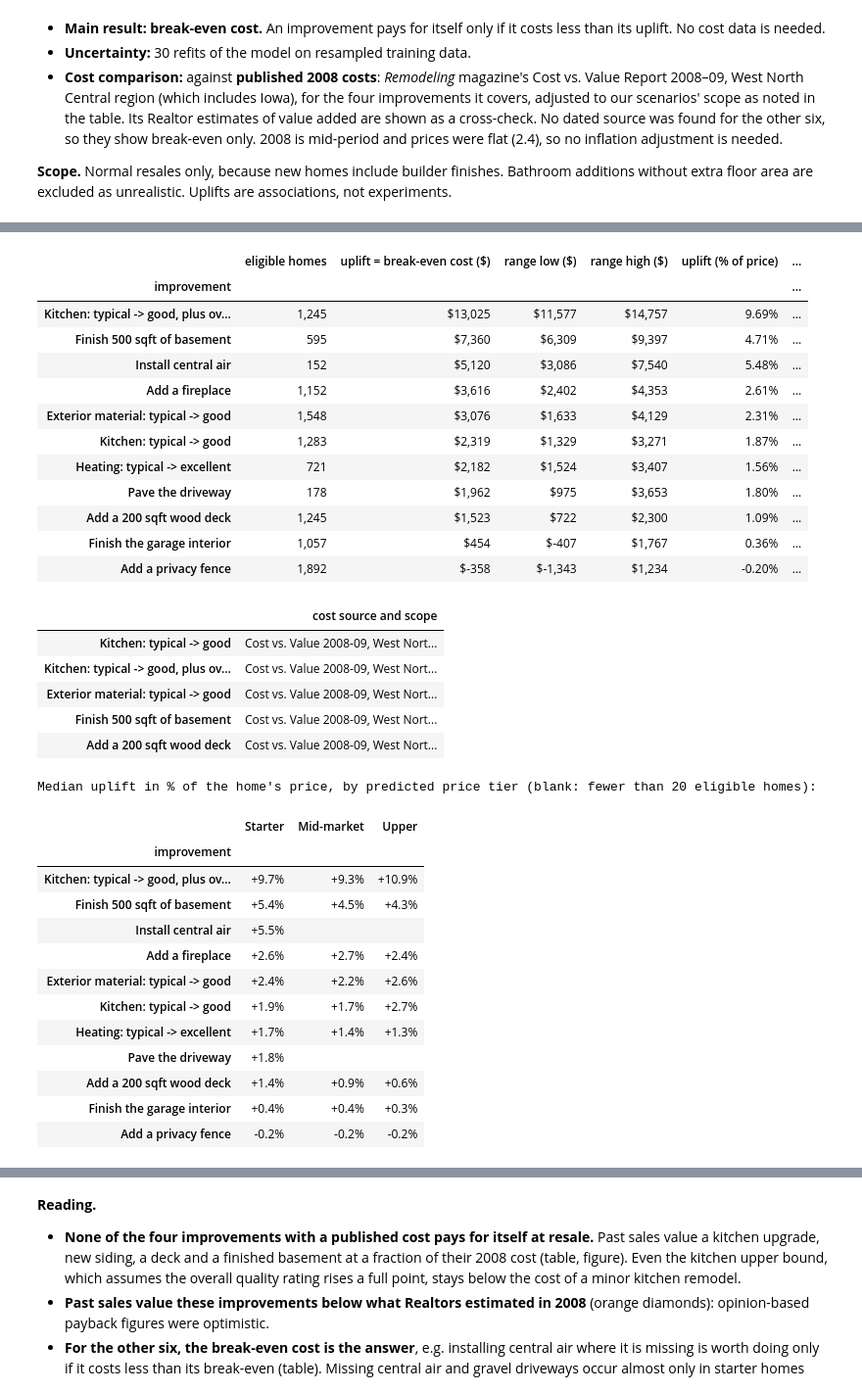
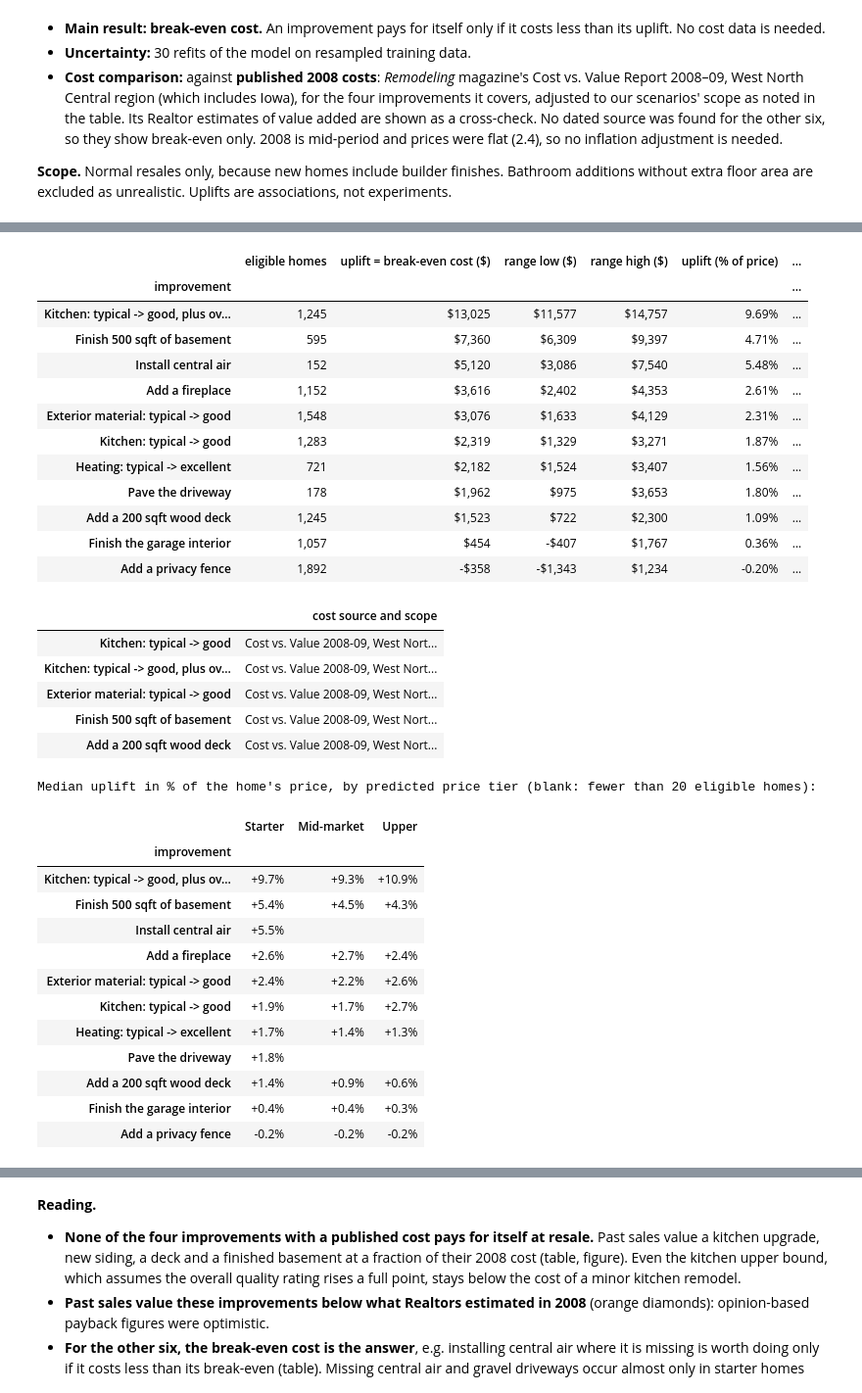
Before and after one commit to daniosp/final-proyect-ml, a Jupyter notebook: main/clearview_analysis.ipynb, the cells around one changed output, grey strips where cells are left out. Shown at 98% size. Cells and saved outputs as stored; diff of their text form; code cells hidden in the pictures.

```diff
--- a/main/clearview_analysis.ipynb
+++ b/main/clearview_analysis.ipynb
@@ -391,13 +392,18 @@ def plain_name(name):
     return DISPLAY_NAMES.get(name, name)
 
 
+def usd(v):
+    """Dollar amount for printing: $1,234 or -$407."""
+    return f"-${-v:,.0f}" if v < 0 else f"${v:,.0f}"
+
+
 def format_table(df, money=(), pct=(), pct_signed=(), share=(), ints=(), years=(), decimals=2):
     """Copy of a results table with readable numbers: $1,234 | 6.11% | +4.4% | 82.5% | 1,234 | 1956 (years).
 
     Other numeric columns are rounded to `decimals`. Missing values are shown as blanks."""
     out = df.copy()
-    formats = {**{c: "${:,.0f}" for c in money}, **{c: "{:.2f}%" for c in pct}, **{c: "{:+.1f}%" for c in pct_signed},
-               **{c: "{:.1%}" for c in share}, **{c: "{:,.0f}" for c in ints}, **{c: "{:.0f}" for c in years}}
+    formats = {**{c: usd for c in money}, **{c: "{:.2f}%".format for c in pct}, **{c: "{:+.1f}%".format for c in pct_signed},
+               **{c: "{:.1%}".format for c in share}, **{c: "{:,.0f}".format for c in ints}, **{c: "{:.0f}".format for c in years}}
     for col in out.columns:
         if out[col].dtype == object:          # e.g. after a transpose: try to recover numbers
             try:
@@ -405,7 +411,7 @@ def format_table(df, money=(), pct=(), pct_signed=(), share=(), ints=(), years=(
             except (ValueError, TypeError):
                 pass
         if col in formats:
-            out[col] = [("" if pd.isna(v) else formats[col].format(v)) for v in out[col]]
+            out[col] = [("" if pd.isna(v) else formats[col](v)) for v in out[col]]
         elif pd.api.types.is_float_dtype(out[col]):
             out[col] = out[col].round(decimals)
     return out
@@ -3148,11 +3154,12 @@ for n, (b, a) in before_after.items():
     up = point[n]
     lo, hi = np.percentile(refit_medians[n], [2.5, 97.5])
     bench = COST_BENCHMARKS[n]
-    if bench is None:
-        c_lo = c_hi = resale = np.nan
-        verdict = "no published cost: worth it only below the break-even"
+    c_lo, c_hi, resale = (np.nan, np.nan, np.nan) if bench is None else bench[:3]
+    if lo <= 0:
+        verdict = "no detectable uplift"
+    elif bench is None:
+        verdict = "no published cost: use the break-even"
     else:
-        c_lo, c_hi, resale, _ = bench
         verdict = ("pays for itself" if lo >= c_hi else "does not pay back at resale" if hi < c_lo
                    else "depends on the actual cost")
     roi_rows.append({"improvement": n, "eligible homes": len(b),
@@ -3167,35 +3174,35 @@ roi = pd.DataFrame(roi_rows).set_index("improvement").sort_values("uplift = brea
 
 # Does the uplift differ by price tier (Section 3.4)? Median uplift in % of the home's price
 tier_rows = []
 for n, (b, a) in before_after.items():
     pct = 100 * point[n] / np.exp(final_predict_log(b))
     tiers = tier_of(final_predict_log(b))
     tier_rows.append({"improvement": n, **{t: np.median(pct[tiers == t]) if (tiers == t).sum() >= 20 else np.nan
                                            for t in TIER_NAMES}})
 uplift_by_tier = pd.DataFrame(tier_rows).set_index("improvement").loc[roi.index]
 with pd.option_context("display.max_colwidth", None):
     display(format_table(roi, ints=["eligible homes"],
                          money=["uplift = break-even cost ($)", "range low ($)", "range high ($)", "Ridge-only check ($)",
                                 "published cost low ($)", "published cost high ($)", "Realtors' resale estimate, 2008 ($)"],
                          pct=["uplift (% of price)", "uplift as % of published cost"]))
     sources = pd.Series({n: b[3] for n, b in COST_BENCHMARKS.items() if b is not None}, name="cost source and scope")
     display(sources.to_frame())
 print("Median uplift in % of the home's price, by predicted price tier (blank: fewer than 20 eligible homes):")
 format_table(uplift_by_tier, pct_signed=TIER_NAMES)
 # %% [output]
 |  | eligible homes | uplift = break-even cost ($) | range low ($) | range high ($) | uplift (% of price) | ... |
 | improvement |  |  |  |  |  | ... |
 | Kitchen: typical -> good, plus ov... | 1,245 | $13,025 | $11,577 | $14,757 | 9.69% | ... |
 | Finish 500 sqft of basement | 595 | $7,360 | $6,309 | $9,397 | 4.71% | ... |
 | Install central air | 152 | $5,120 | $3,086 | $7,540 | 5.48% | ... |
 | Add a fireplace | 1,152 | $3,616 | $2,402 | $4,353 | 2.61% | ... |
 | Exterior material: typical -> good | 1,548 | $3,076 | $1,633 | $4,129 | 2.31% | ... |
 | Kitchen: typical -> good | 1,283 | $2,319 | $1,329 | $3,271 | 1.87% | ... |
 | Heating: typical -> excellent | 721 | $2,182 | $1,524 | $3,407 | 1.56% | ... |
 | Pave the driveway | 178 | $1,962 | $975 | $3,653 | 1.80% | ... |
 | Add a 200 sqft wood deck | 1,245 | $1,523 | $722 | $2,300 | 1.09% | ... |
-| Finish the garage interior | 1,057 | $454 | $-407 | $1,767 | 0.36% | ... |
-| Add a privacy fence | 1,892 | $-358 | $-1,343 | $1,234 | -0.20% | ... |
+| Finish the garage interior | 1,057 | $454 | -$407 | $1,767 | 0.36% | ... |
+| Add a privacy fence | 1,892 | -$358 | -$1,343 | $1,234 | -0.20% | ... |
 |  | cost source and scope |
 | Kitchen: typical -> good | Cost vs. Value 2008-09, West Nort... |
 | Kitchen: typical -> good, plus ov... | Cost vs. Value 2008-09, West Nort... |
```
Also changed, not shown: parts of 10 cells of this notebook, 1 other file.
